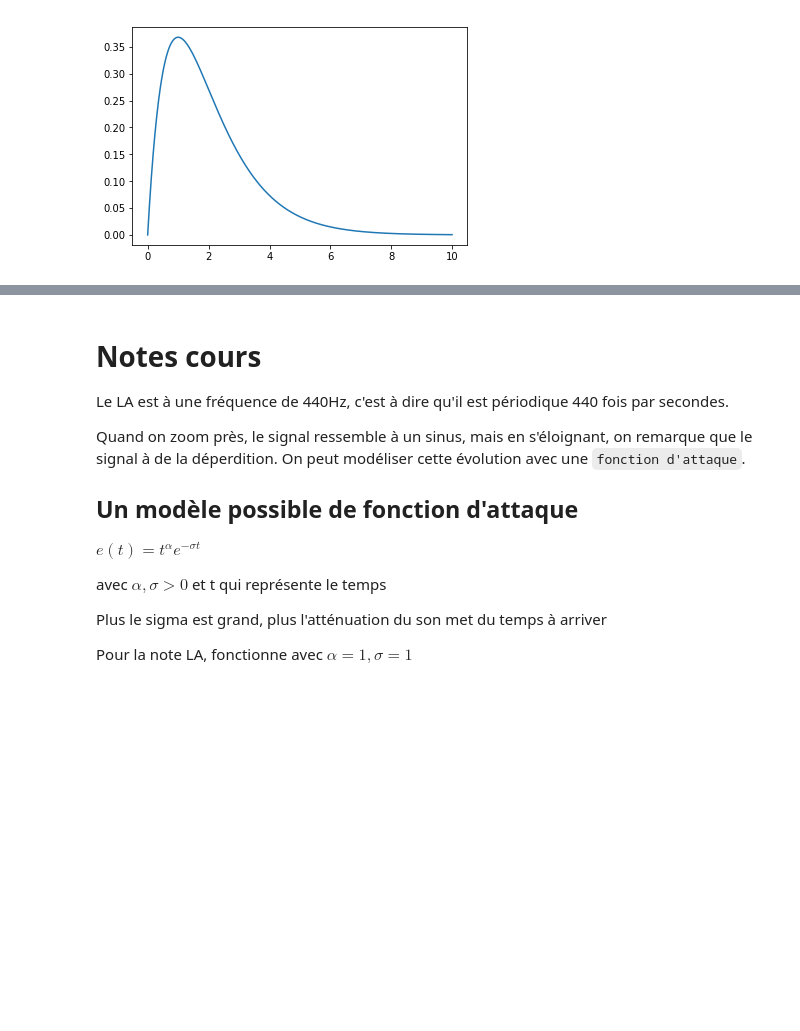
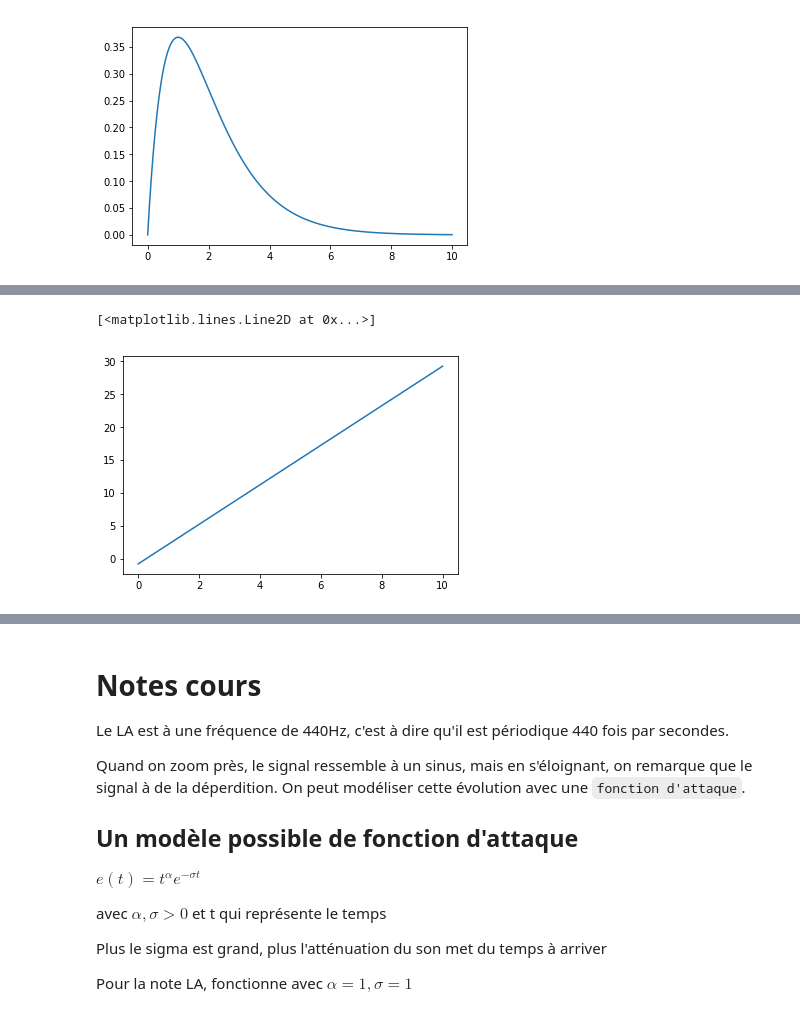
Before and after one commit to guillaume-haerinck/imac-tp-signal, a Jupyter notebook: tp-01/TPintro.ipynb, the cells around one changed output, grey strips where cells are left out. Saved outputs shown, nothing was run; the diff lists cells and outputs as text; code cells hidden in the pictures; blank space fills up the shorter version.

```diff
--- a/tp-01/TPintro.ipynb
+++ b/tp-01/TPintro.ipynb
@@ -318,0 +313,19 @@ SyntaxError: invalid syntax (<ipython-input-23-3042731917eb>, line 1)
+# %%
+import numpy as np
+import matplotlib.pyplot as plt
+from scipy.io import wavfile as wav
+
+t = np.arange(0, 10, Ts)
+a1 = 1
+a2 = 1
+tau1 = 0.25
+tau2 = 0.5
+y = t + a1 * (t - tau1) + a2 * (t - tau2)
+
+rate, data = wav.read('la_piano.wav')
+# Data est en stereo, mais le channel de droit est du bruit
+
+plt.plot(t, y)
+# %% [output]
+[<matplotlib.lines.Line2D at 0x...>]
+[figure, added]
```
Also changed, not shown: parts of 24 cells of this notebook, 2 other files.
